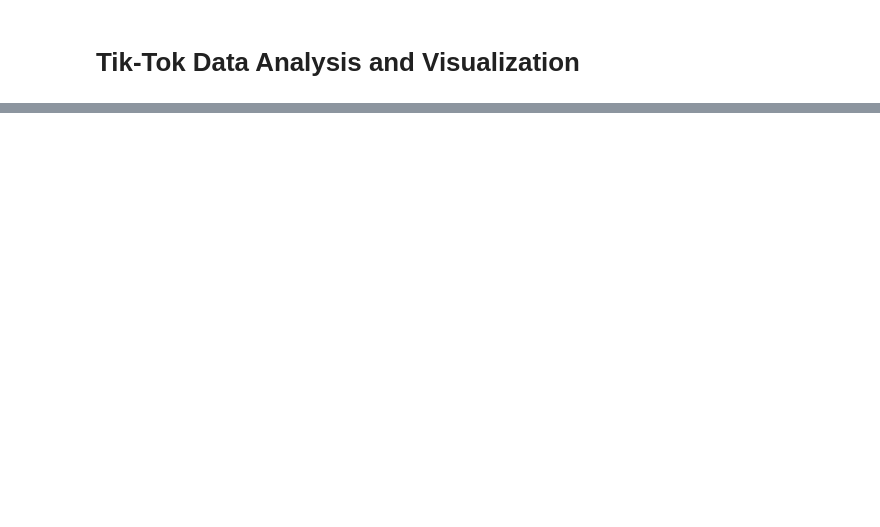
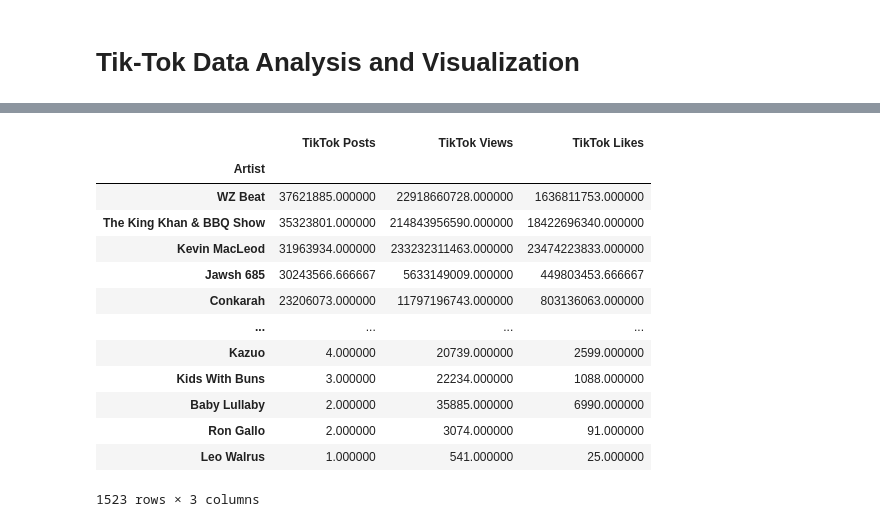
Before and after one commit to 66aadesh/Spotify-Songs-Cleaning-And-Analysis, a Jupyter notebook: Spotify songs EDA.ipynb, the cells around one changed output, grey strips where cells are left out. Cells and saved outputs as stored; diff of their text form; code cells hidden in the pictures; blank space fills up the shorter version.

```diff
--- a/Spotify songs EDA.ipynb
+++ b/Spotify songs EDA.ipynb
@@ -382,0 +483,19 @@ my_df
+# %%
+# Change datatype appropriately
+# Convert 'Release Date' to datetime
+tik_tok_df['Release Date'] = pd.to_datetime(tik_tok_df['Release Date'])
+
+# Change datetime format to 'dd-mm-yyyy'
+tik_tok_df['Release Date'] = tik_tok_df['Release Date'].dt.strftime('%d-%m-%y')
+
+# Change datatypes of other columns
+# Remove commas from the columns and convert to the appropriate datatype
+tik_tok_df['All Time Rank'] = tik_tok_df['All Time Rank'].str.replace(',', '').astype(int)
+tik_tok_df['TikTok Posts'] = tik_tok_df['TikTok Posts'].str.replace(',', '').astype(float)
+tik_tok_df['TikTok Likes'] = tik_tok_df['TikTok Likes'].str.replace(',', '').astype(float)
+tik_tok_df['TikTok Views'] = tik_tok_df['TikTok Views'].str.replace(',', '').astype(float)
+
+# Adjust pandas display settings to avoid scientific notation
+pd.set_option('display.float_format', '{:f}'.format)
+
+tik_tok_df.dtypes
@@ -382,0 +514,4 @@ my_df
+# %%
+#Fill the missing data with interpolation method
+tik_tok_df = tik_tok_df.interpolate(method='linear')
+tik_tok_df.info()
@@ -382,0 +547,18 @@ my_df
+# %%
+artists2 = tik_tok_df.groupby('Artist', sort=False)['TikTok Posts', 'TikTok Views', 'TikTok Likes']
+artists2.mean().sort_values(by=['TikTok Posts','TikTok Views', 'TikTok Likes'],ascending=False)
+# %% [output]
+|  | TikTok Posts | TikTok Views | TikTok Likes |
+| Artist |  |  |  |
+| WZ Beat | 37621885.000000 | 22918660728.000000 | 1636811753.000000 |
+| The King Khan & BBQ Show | 35323801.000000 | 214843956590.000000 | 18422696340.000000 |
+| Kevin MacLeod | 31963934.000000 | 233232311463.000000 | 23474223833.000000 |
+| Jawsh 685 | 30243566.666667 | 5633149009.000000 | 449803453.666667 |
+| Conkarah | 23206073.000000 | 11797196743.000000 | 803136063.000000 |
+| ... | ... | ... | ... |
+| Kazuo | 4.000000 | 20739.000000 | 2599.000000 |
+| Kids With Buns | 3.000000 | 22234.000000 | 1088.000000 |
+| Baby Lullaby | 2.000000 | 35885.000000 | 6990.000000 |
+| Ron Gallo | 2.000000 | 3074.000000 | 91.000000 |
+| Leo Walrus | 1.000000 | 541.000000 | 25.000000 |
+1523 rows × 3 columns
```
Also changed, not shown: parts of 31 cells of this notebook.
